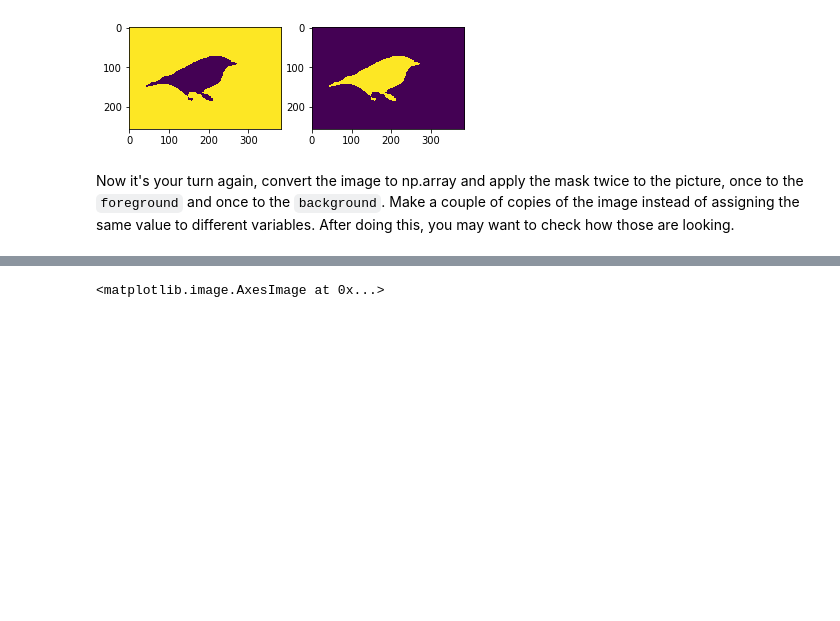
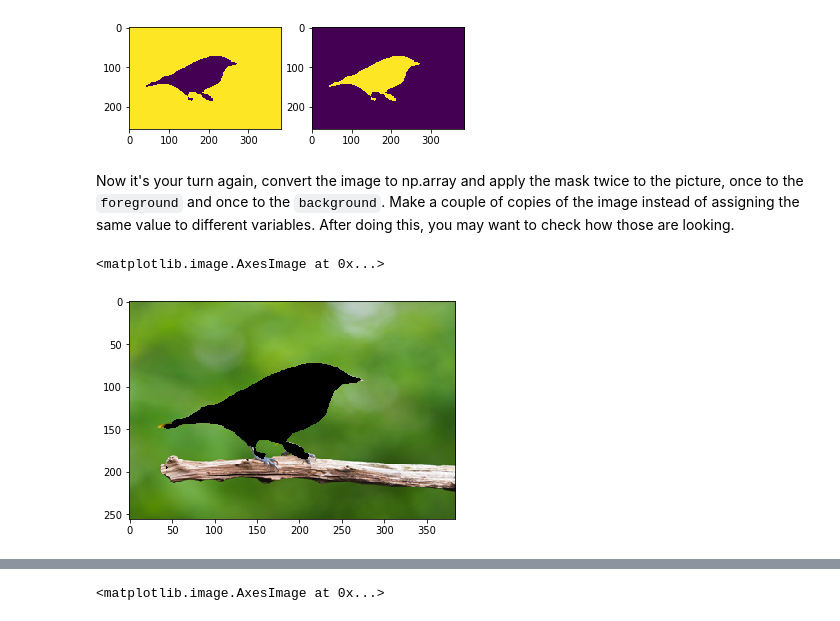
Before and after one commit to blancalluch/ImageSegmentation, a Jupyter notebook: main.ipynb, the cells around one changed output, grey strips where cells are left out. Cells and saved outputs as stored; diff of their text form; code cells hidden in the pictures; blank space fills up the shorter version.

```diff
--- a/main.ipynb
+++ b/main.ipynb
@@ -88,3 +88,12 @@ ax[1].imshow(foreground_mask)
 [figure]
 # %% [markdown]
 Now it's your turn again, convert the image to np.array and apply the mask twice to the picture, once to the `foreground` and once to the `background`. Make a couple of copies of the image instead of assigning the same value to different variables. After doing this, you may want to check how those are looking.
+# %%
+fgArr = np.array(img.copy())
+bgArr = np.array(img.copy())
+# %%
+fgArr[foreground_mask] = [0,0,0]
+plt.imshow(fgArr)
+# %% [output]
+<matplotlib.image.AxesImage at 0x...>
+[figure, added]
```
Also changed, not shown: parts of 2 cells of this notebook.
